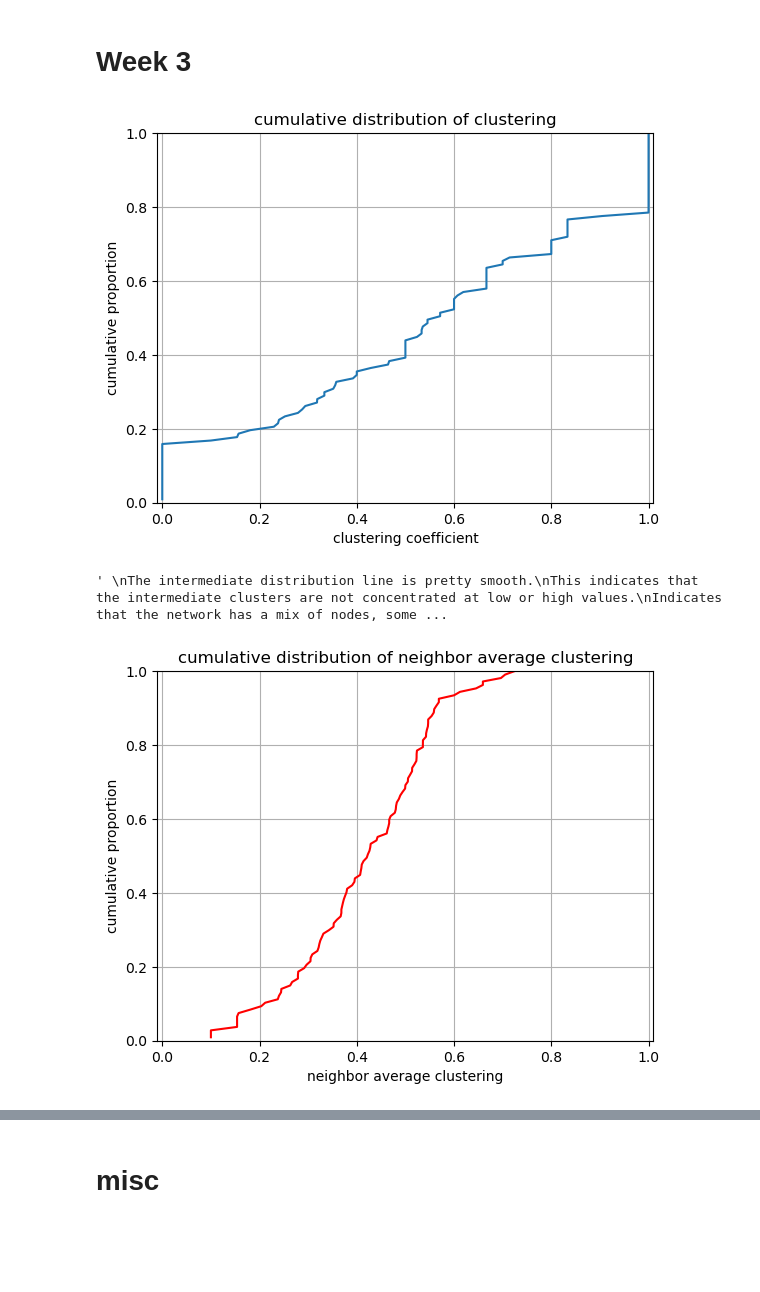
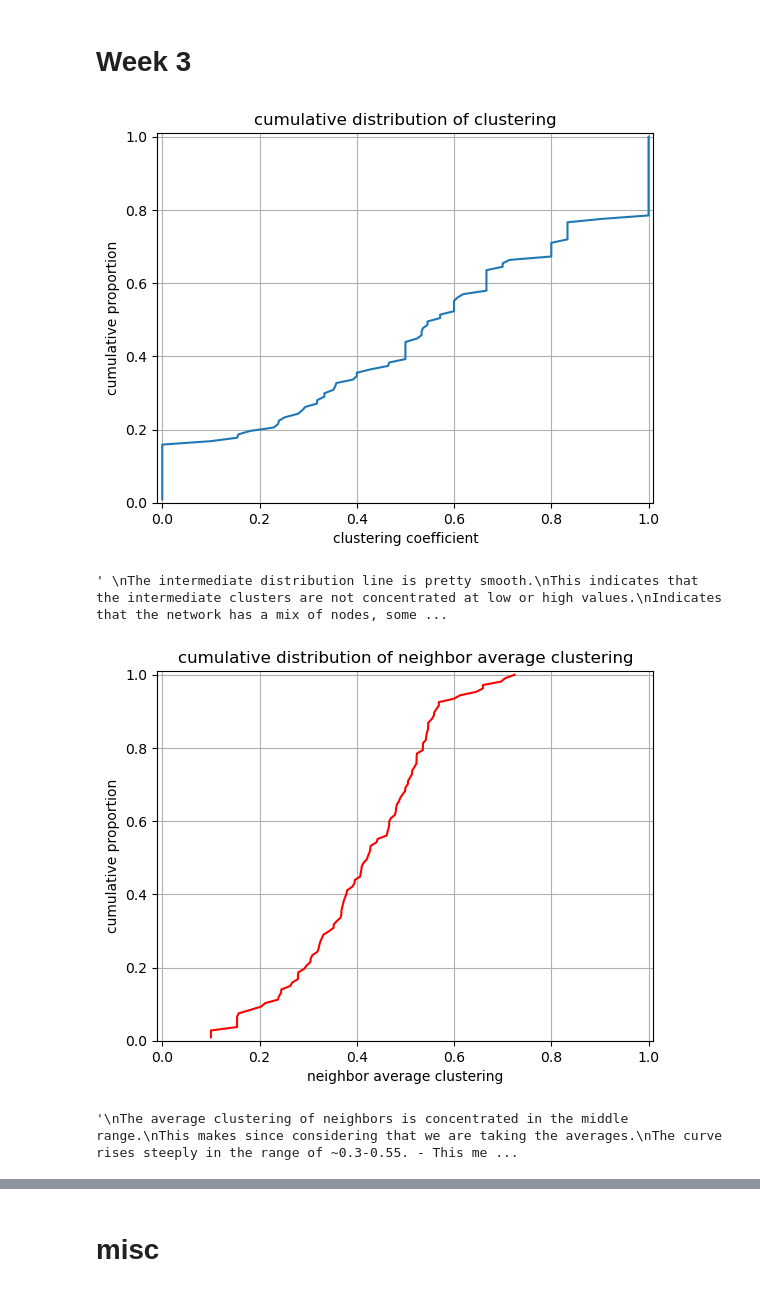
Before and after one commit to GiacomoMazz/Social_Network_Analysis_GOT, a Jupyter notebook: main.ipynb, the cells around one changed output, grey strips where cells are left out. Cells and saved outputs as stored; diff of their text form; code cells hidden in the pictures; blank space fills up the shorter version.

```diff
--- a/main.ipynb
+++ b/main.ipynb
@@ -186,29 +186,29 @@ def get_cumulative_distribution(clustering_df,column):
 # %%
 # Task 1 Cumulative Distribuiton of Clustering
 
 # create a df with all clustering
 clustering_df = get_clustering_at_every_node(G)
 
 cluster_x, cluster_y = get_cumulative_distribution(clustering_df, "clustering_coeff")
 
 plt.plot(cluster_x, cluster_y)
 plt.xlabel("clustering coefficient")
 plt.ylabel("cumulative proportion")
 plt.title("cumulative distribution of clustering")
 plt.xlim(-0.01, 1.01)
-plt.ylim(0, 1)
+plt.ylim(0, 1.01)
 plt.grid(True)
 plt.show()
 
 '''
 The intermediate distribution line is pretty smooth.
 This indicates that the intermediate clusters are not concentrated at low or high values.
 Indicates that the network has a mix of nodes, some in weakly clustered neighborhoods while others in strongly clustered local groups.
 Initial Jump at 0 means that a noticable share of nodes have clustering coefficient equal or close to 0.
 The large jump near 1 suggests that a large number of nodes have clustering coefficients close to 1, meaning their neighbors are highly connected.
 '''
 # %% [output]
-[figure, old version]
+[figure, new version]
 ' \nThe intermediate distribution line is pretty smooth.\nThis indicates that the intermediate clusters are not concentrated at low or high values.\nIndicates that the network has a mix of nodes, some ...
 # %%
 # Task 2 Average clustering of Neighbors
@@ -245,11 +245,20 @@ plt.xlabel("neighbor average clustering")
 plt.ylabel("cumulative proportion")
 plt.title("cumulative distribution of neighbor average clustering")
 plt.xlim(-0.01, 1.01)
-plt.ylim(0, 1)
+plt.ylim(0, 1.01)
 plt.grid(True)
 plt.show()
+
+'''
+The average clustering of neighbors is concentrated in the middle range.
+This makes since considering that we are taking the averages.
+The curve rises steeply in the range of ~0.3-0.55. - This means many nodes have avg neighbor clustering in this range.
+It shows that almost no nodes have average neighbors who are weakly or strongly clustered.
+This shows that the local environments of nodes are pretty well balanced, more cohesive, and less clique-like.
+'''
 # %% [output]
-[figure, old version]
+[figure, new version]
+'\nThe average clustering of neighbors is concentrated in the middle range.\nThis makes since considering that we are taking the averages.\nThe curve rises steeply in the range of ~0.3-0.55. - This me ...
 # %%
 # plotting both distirbution of nodes and neighbors on top of each other
 
```
Also changed, not shown: parts of 1 cell of this notebook.
